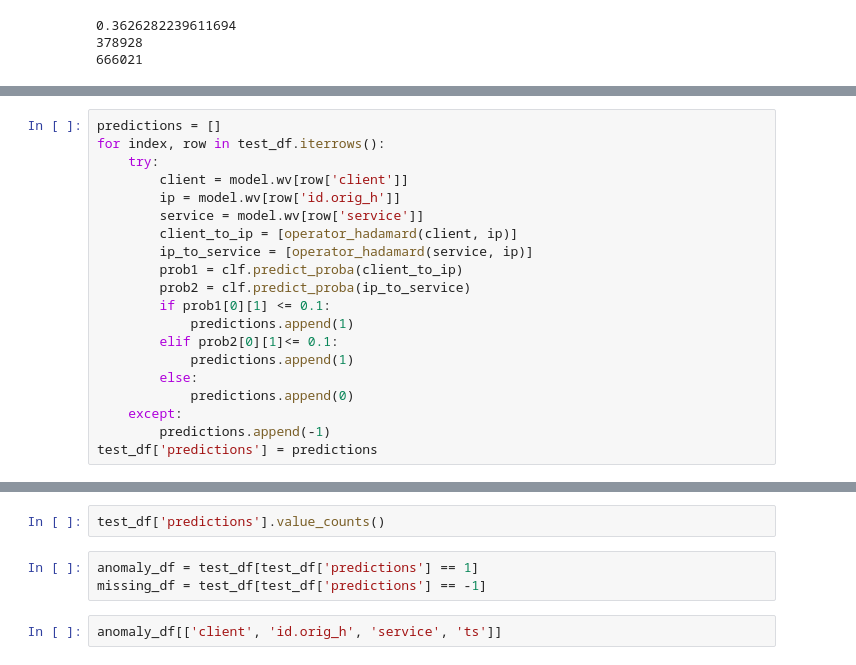
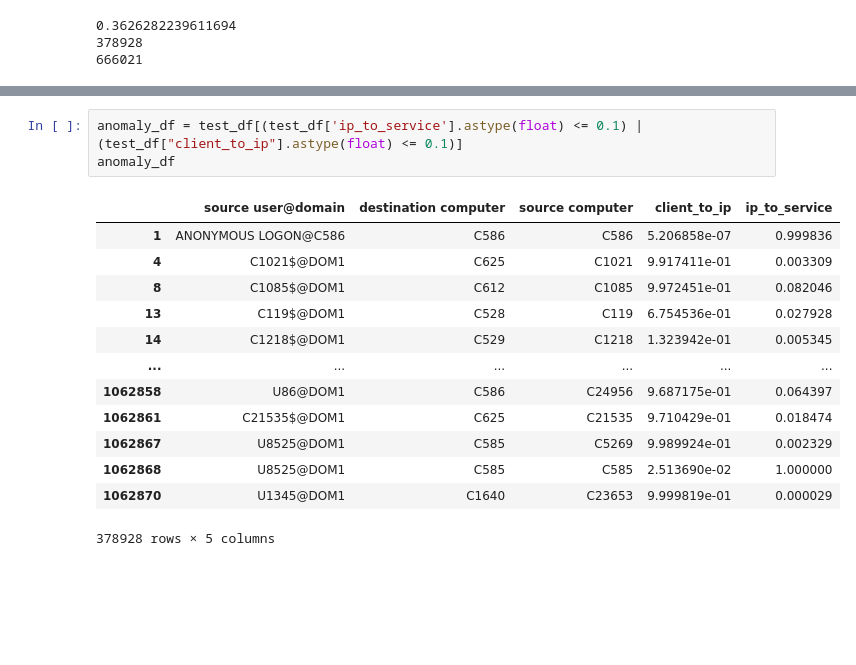
Before and after one commit to jadlow/XAI-Lateral-Movement, a Jupyter notebook: notebooks/jadlow/LANL_visualization.ipynb, the cells around one changed output, grey strips where cells are left out. Saved outputs shown, nothing was run; the diff lists cells and outputs as text; blank space fills up the shorter version.

```diff
--- a/notebooks/jadlow/LANL_visualization.ipynb
+++ b/notebooks/jadlow/LANL_visualization.ipynb
@@ -134,20 +92,0 @@ ax.scatter(embeddings_2d[:, 0], embeddings_2d[:, 1], s=5, c=labels, cmap='bwr')
-# %%
-predictions = []
-for index, row in test_df.iterrows():
-    try:
-        client = model.wv[row['client']]
-        ip = model.wv[row['id.orig_h']]
-        service = model.wv[row['service']]
-        client_to_ip = [operator_hadamard(client, ip)]
-        ip_to_service = [operator_hadamard(service, ip)]
-        prob1 = clf.predict_proba(client_to_ip)
-        prob2 = clf.predict_proba(ip_to_service)
-        if prob1[0][1] <= 0.1:
-            predictions.append(1)
-        elif prob2[0][1]<= 0.1:
-            predictions.append(1)
-        else:
-            predictions.append(0)
-    except:
-        predictions.append(-1)
-test_df['predictions'] = predictions
@@ -180,7 +93,17 @@ print(f'true positive rate: {true_positives/(true_positives+false_negatives)}')
-# %%
-test_df['predictions'].value_counts()
-# %%
-anomaly_df = test_df[test_df['predictions'] == 1]
-missing_df = test_df[test_df['predictions'] == -1]
-# %%
-anomaly_df[['client', 'id.orig_h', 'service', 'ts']]
+# %%
+anomaly_df = test_df[(test_df['ip_to_service'].astype(float) <= 0.1) | (test_df["client_to_ip"].astype(float) <= 0.1)]
+anomaly_df
+# %% [output]
+|  | source user@domain | destination computer | source computer | client_to_ip | ip_to_service |
+| 1 | ANONYMOUS LOGON@C586 | C586 | C586 | 5.206858e-07 | 0.999836 |
+| 4 | C1021$@DOM1 | C625 | C1021 | 9.917411e-01 | 0.003309 |
+| 8 | C1085$@DOM1 | C612 | C1085 | 9.972451e-01 | 0.082046 |
+| 13 | C119$@DOM1 | C528 | C119 | 6.754536e-01 | 0.027928 |
+| 14 | C1218$@DOM1 | C529 | C1218 | 1.323942e-01 | 0.005345 |
+| ... | ... | ... | ... | ... | ... |
+| 1062858 | U86@DOM1 | C586 | C24956 | 9.687175e-01 | 0.064397 |
+| 1062861 | C21535$@DOM1 | C625 | C21535 | 9.710429e-01 | 0.018474 |
+| 1062867 | U8525@DOM1 | C585 | C5269 | 9.989924e-01 | 0.002329 |
+| 1062868 | U8525@DOM1 | C585 | C585 | 2.513690e-02 | 1.000000 |
+| 1062870 | U1345@DOM1 | C1640 | C23653 | 9.999819e-01 | 0.000029 |
+378928 rows × 5 columns
```
Also changed, not shown: parts of 13 cells of this notebook.
